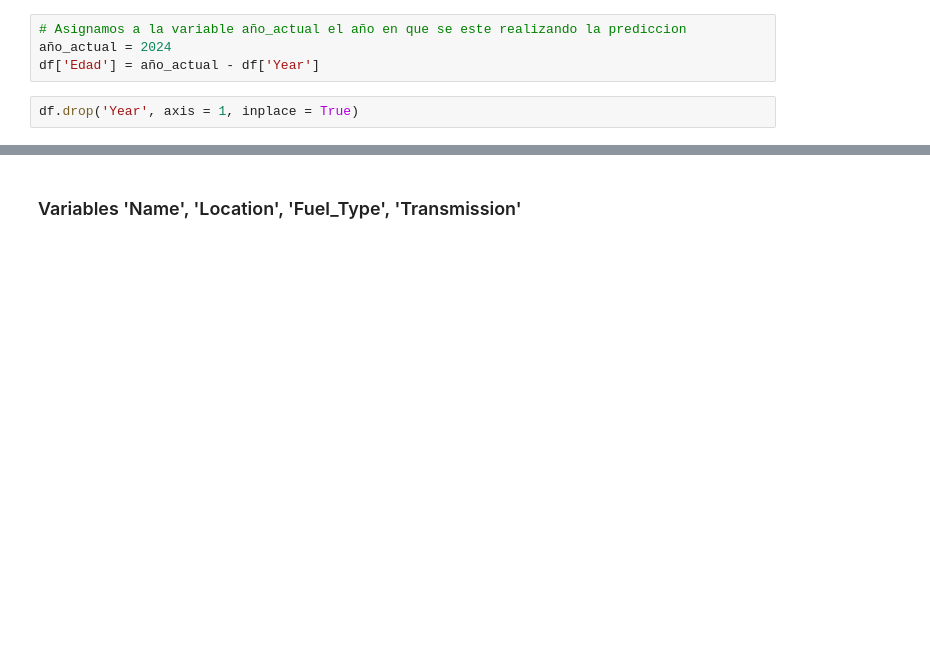
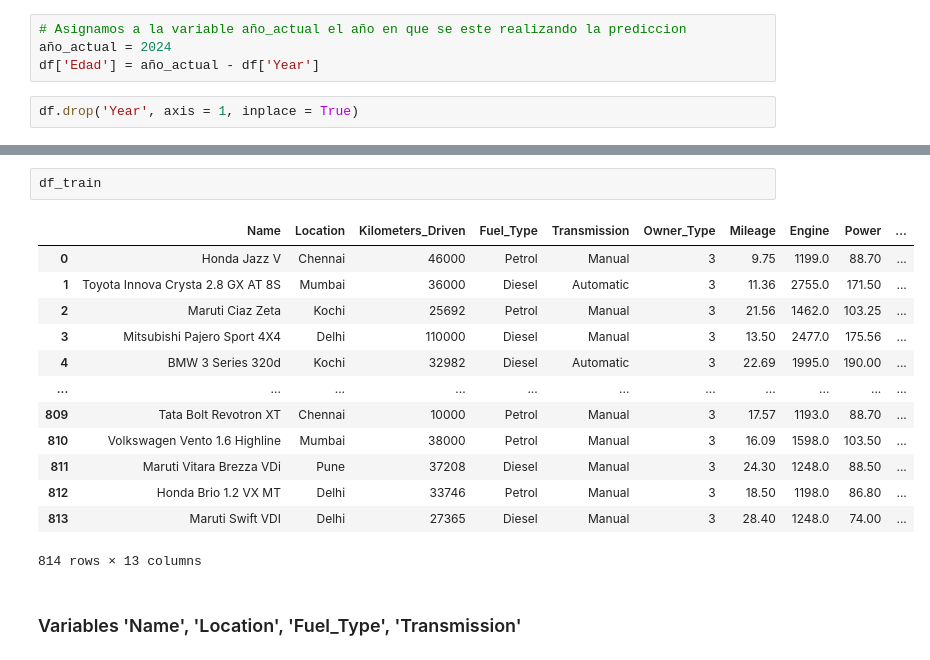
Before and after one commit to LMXCC79/Proyecto-ML-TheBridge, a Jupyter notebook: src/notebooks/limpieza.ipynb, the cells around one changed output, grey strips where cells are left out. Drawn from its saved outputs; the diff is of its cells as text; blank space fills up the shorter version.

```diff
--- a/src/notebooks/limpieza.ipynb
+++ b/src/notebooks/limpieza.ipynb
@@ -346,3 +379,19 @@ df
+# %%
+df_train
+# %% [output]
+|  | Name | Location | Kilometers_Driven | Fuel_Type | Transmission | Owner_Type | Mileage | Engine | Power | ... |
+| 0 | Honda Jazz V | Chennai | 46000 | Petrol | Manual | 3 | 9.75 | 1199.0 | 88.70 | ... |
+| 1 | Toyota Innova Crysta 2.8 GX AT 8S | Mumbai | 36000 | Diesel | Automatic | 3 | 11.36 | 2755.0 | 171.50 | ... |
+| 2 | Maruti Ciaz Zeta | Kochi | 25692 | Petrol | Manual | 3 | 21.56 | 1462.0 | 103.25 | ... |
+| 3 | Mitsubishi Pajero Sport 4X4 | Delhi | 110000 | Diesel | Manual | 3 | 13.50 | 2477.0 | 175.56 | ... |
+| 4 | BMW 3 Series 320d | Kochi | 32982 | Diesel | Automatic | 3 | 22.69 | 1995.0 | 190.00 | ... |
+| ... | ... | ... | ... | ... | ... | ... | ... | ... | ... | ... |
+| 809 | Tata Bolt Revotron XT | Chennai | 10000 | Petrol | Manual | 3 | 17.57 | 1193.0 | 88.70 | ... |
+| 810 | Volkswagen Vento 1.6 Highline | Mumbai | 38000 | Petrol | Manual | 3 | 16.09 | 1598.0 | 103.50 | ... |
+| 811 | Maruti Vitara Brezza VDi | Pune | 37208 | Diesel | Manual | 3 | 24.30 | 1248.0 | 88.50 | ... |
+| 812 | Honda Brio 1.2 VX MT | Delhi | 33746 | Petrol | Manual | 3 | 18.50 | 1198.0 | 86.80 | ... |
+| 813 | Maruti Swift VDI | Delhi | 27365 | Diesel | Manual | 3 | 28.40 | 1248.0 | 74.00 | ... |
+814 rows × 13 columns
 # %% [markdown]
 ### Variables 'Name', 'Location', 'Fuel_Type', 'Transmission'
 # %% [markdown]
```
Also changed, not shown: parts of 6 cells of this notebook, 2 other files.
